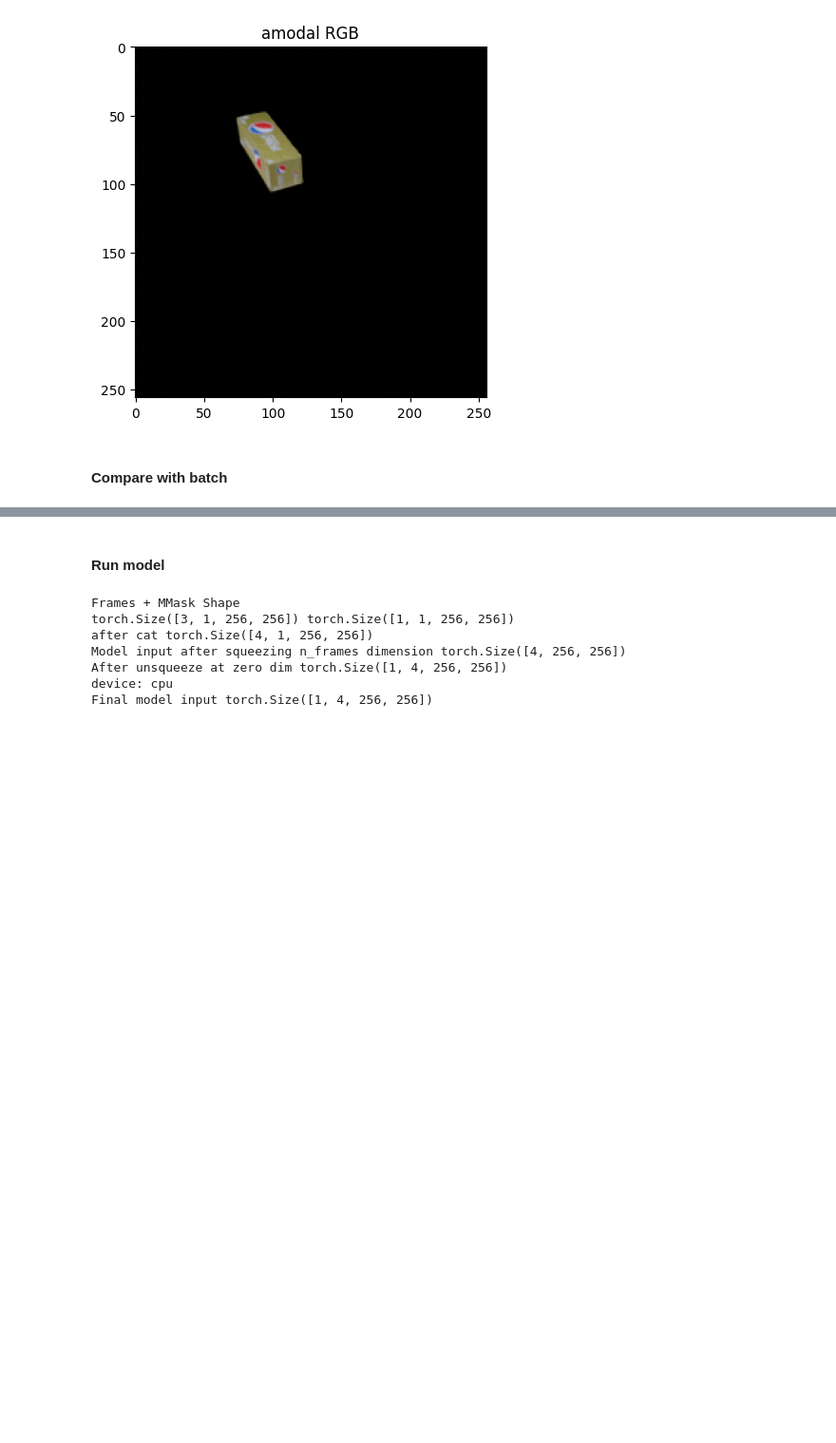
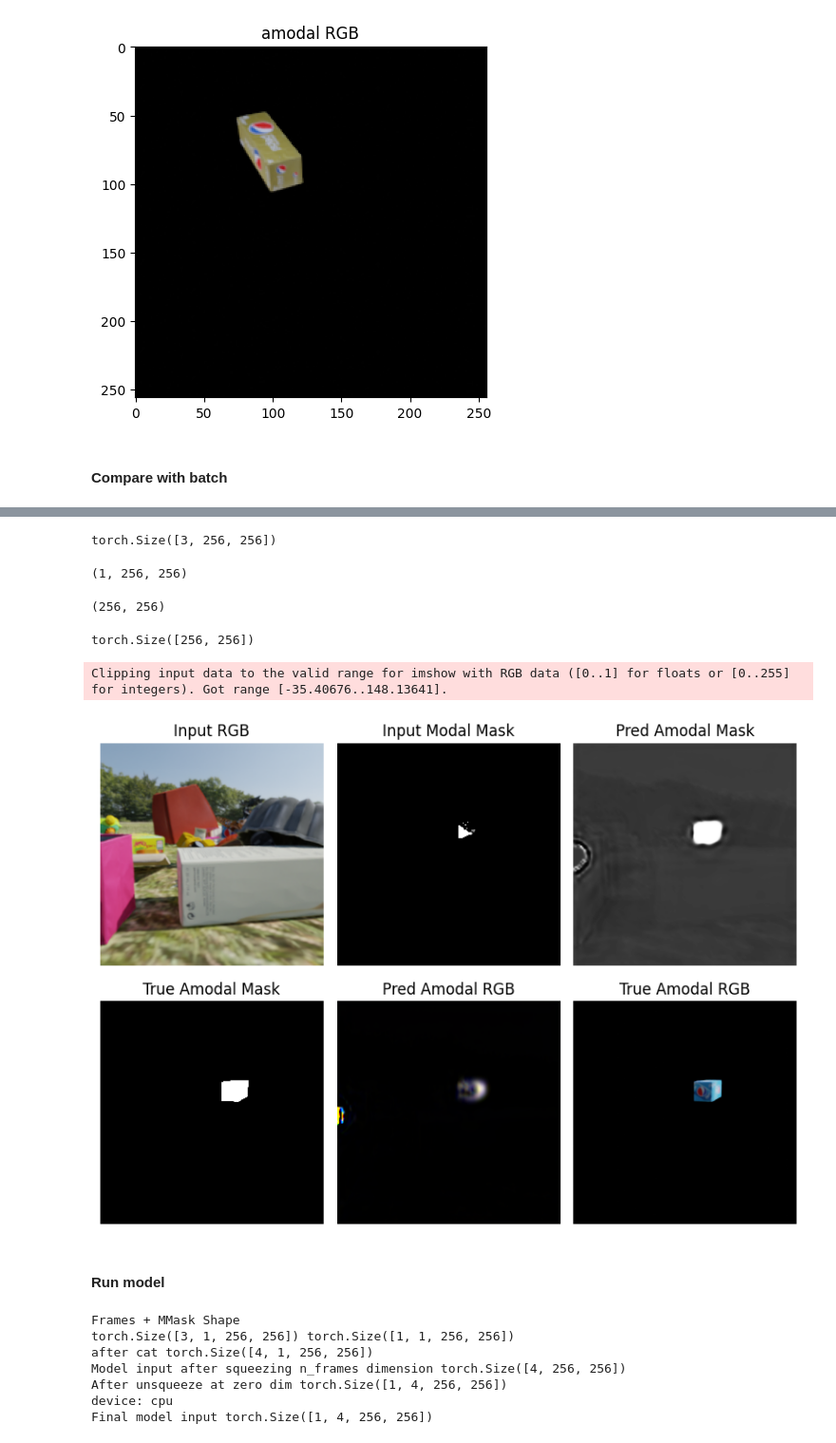
Before and after one commit to campbell108/groupj_llnl, a Jupyter notebook: notebooks/task2/test_video_model.ipynb, the cells around one changed output, grey strips where cells are left out. Shown at 95% size. Saved outputs shown, nothing was run; the diff lists cells and outputs as text; code cells hidden in the pictures; blank space fills up the shorter version.

```diff
--- a/notebooks/task2/test_video_model.ipynb
+++ b/notebooks/task2/test_video_model.ipynb
@@ -375,3 +362,9 @@ ROOT_PATH = "/usr/workspace/dssi-dsc/subset_data"
+# %%
+ROOT_PATH = "/Users/marcou1/Library/CloudStorage/OneDrive-LLNL/DSSI/DataSciChallenge/data"
+ROOT_PATH = "/p/lustre2/marcou1/dsc2025/dsc25_data"
+ROOT_PATH = "/usr/workspace/dssi-dsc/subset_data"
+
+metadata_root = "/p/lustre2/marcou1/dsc2025/groupj_llnl/dataset_metadata"
 # %%
 # Arguments
 learning_rate = 1e-4 # 3e-4?... or 3e-5
@@ -383,7 +376,8 @@ n_epochs = 15
 # Dataloaders
 # These are specifically for images
 # load 1 consecutive frame at a time
-train_dataset = MOVi_Dataset_Filtered(split = 'train',
+train_dataset = MOVi_Dataset_SmartSelect(split = 'train',
+                                         metadata_root=metadata_root,
                              n_frames = 1,
                              n_samples = 32,
                              root=ROOT_PATH)
@@ -391,7 +385,8 @@ train_dataloader = DataLoader(train_dataset,
                               num_workers = n_workers,
                               batch_size=batch_size)
 
-val_dataset = MOVi_Dataset_Filtered(split = 'test',
+val_dataset = MOVi_Dataset_SmartSelect(split = 'test',
+                                       metadata_root=metadata_root,
                            n_frames = 1,
                            n_samples = 8,
                           root=ROOT_PATH)
@@ -612,3 +607,7 @@ len(train_dataloader)
+# %%
+device = "cuda"
+# %%
+batch = batch_to_device(batch, device)
 # %%
 print(batch['frames'].shape, batch['modal_masks'].shape)
 # RGB image batch of shape (bs, c, n_frames, h, w)
@@ -695,0 +675,64 @@ Epoch 999: Loss=0.3281, Mask Loss=0.3171, Content Loss=0.0110
+# %%
+batch['amodal_content'][0, :].squeeze().shape
+# %% [output]
+torch.Size([3, 256, 256])
+# %%
+pred_mask.shape
+# %% [output]
+(1, 256, 256)
+# %%
+gt_mask.shape
+# %% [output]
+(256, 256)
+# %%
+batch['modal_masks'].cpu()[0].squeeze().shape
+# %% [output]
+torch.Size([256, 256])
+# %%
+##### Visualize predictions after training
+model.eval()
+with torch.no_grad():
+    logits_amodal_mask, logits_amodal_content = model.encode_decode(
+        torch.cat((batch['frames'], batch['modal_masks']), dim=1).squeeze(2)
+    )
+    pred_mask = torch.sigmoid(logits_amodal_mask).cpu()[0, :].numpy()
+    pred_content = logits_amodal_content.cpu()[0, :].permute(1, 2, 0).numpy()
+    gt_mask = batch['amodal_masks'].cpu()[0, :].squeeze().numpy()
+    gt_content = batch['amodal_content'].cpu()[0, :].squeeze().permute(1, 2, 0).numpy()
+
+import matplotlib.pyplot as plt
+plt.figure(figsize=(8, 6))
+
+
+plt.subplot(2, 3, 1)
+plt.title("Input RGB")
+plt.imshow(batch['frames'].cpu()[0].squeeze().permute(1, 2, 0).numpy())
+plt.axis('off')
+
+plt.subplot(2, 3, 2)
+plt.title("Input Modal Mask")
+plt.imshow(batch['modal_masks'].cpu()[0].squeeze().numpy(), cmap='gray')
+plt.axis('off')
+
+
+plt.subplot(2, 3, 3)
+plt.title("Pred Amodal Mask")
+plt.imshow(pred_mask[0], cmap='gray')
+plt.axis('off')
+plt.subplot(2, 3, 4)
+plt.title("True Amodal Mask")
+plt.imshow(gt_mask, cmap='gray')
+plt.axis('off')
+plt.subplot(2, 3, 5)
+plt.title("Pred Amodal RGB")
+plt.imshow(pred_content)
+plt.axis('off')
+plt.subplot(2, 3, 6)
+plt.title("True Amodal RGB")
+plt.imshow(gt_content)
+plt.axis('off')
+plt.tight_layout()
+plt.savefig(f"/p/lustre2/marcou1/dsc2025/test_videos/Figure2_ImageUnet_pred.png", dpi=600, transparent=False)
+# %% [output]
+Clipping input data to the valid range for imshow with RGB data ([0..1] for floats or [0..255] for integers). Got range [-35.40676..148.13641].
+[figure, added]
```
Also changed, not shown: parts of 12 cells of this notebook, 4 other files.
